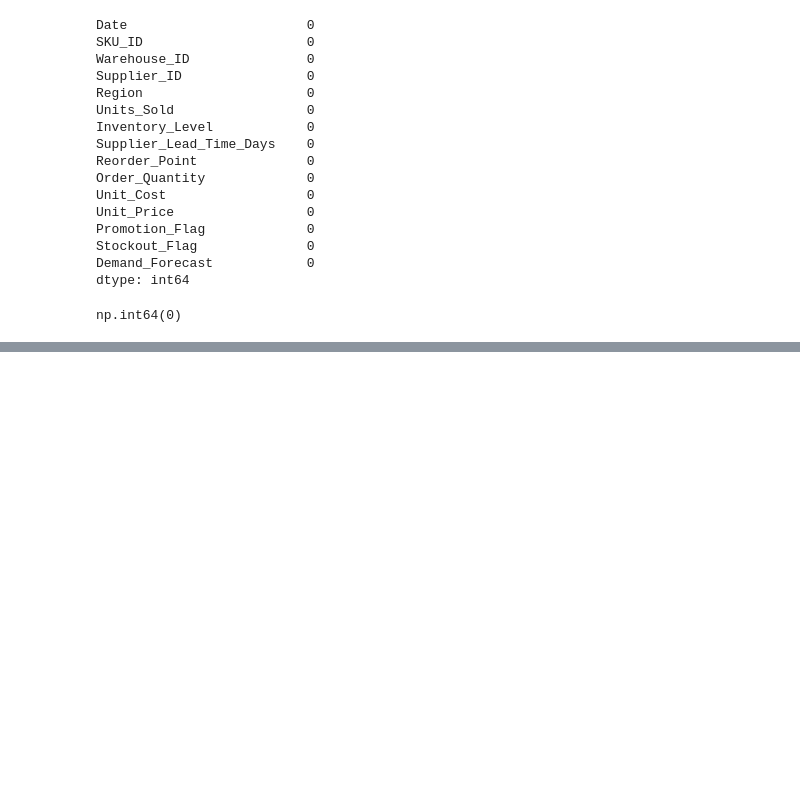
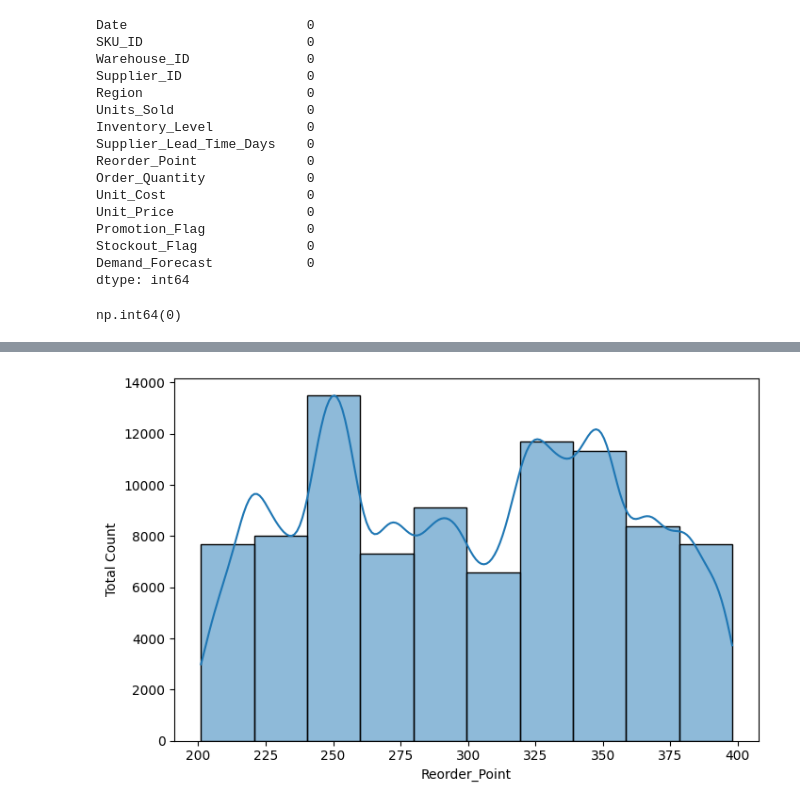
Before and after one commit to vinaypant33/supply_chain_control_tower, a Jupyter notebook: notebooks/eda.ipynb, the cells around one changed output, grey strips where cells are left out. Cells and saved outputs as stored; diff of their text form; code cells hidden in the pictures; blank space fills up the shorter version.

```diff
--- a/notebooks/eda.ipynb
+++ b/notebooks/eda.ipynb
@@ -93,0 +142,8 @@ As we can see there are no duiplicate values in the dataset nor there are any nu
+# %%
+plt.figure(figsize= (8 , 5))
+sns.histplot(df['Reorder_Point'] , kde=10 , bins=10)
+plt.xlabel("Reorder_Point")
+plt.ylabel("Total Count")
+plt.show()
+# %% [output]
+[figure, added]
```
Also changed, not shown: parts of 12 cells of this notebook.
